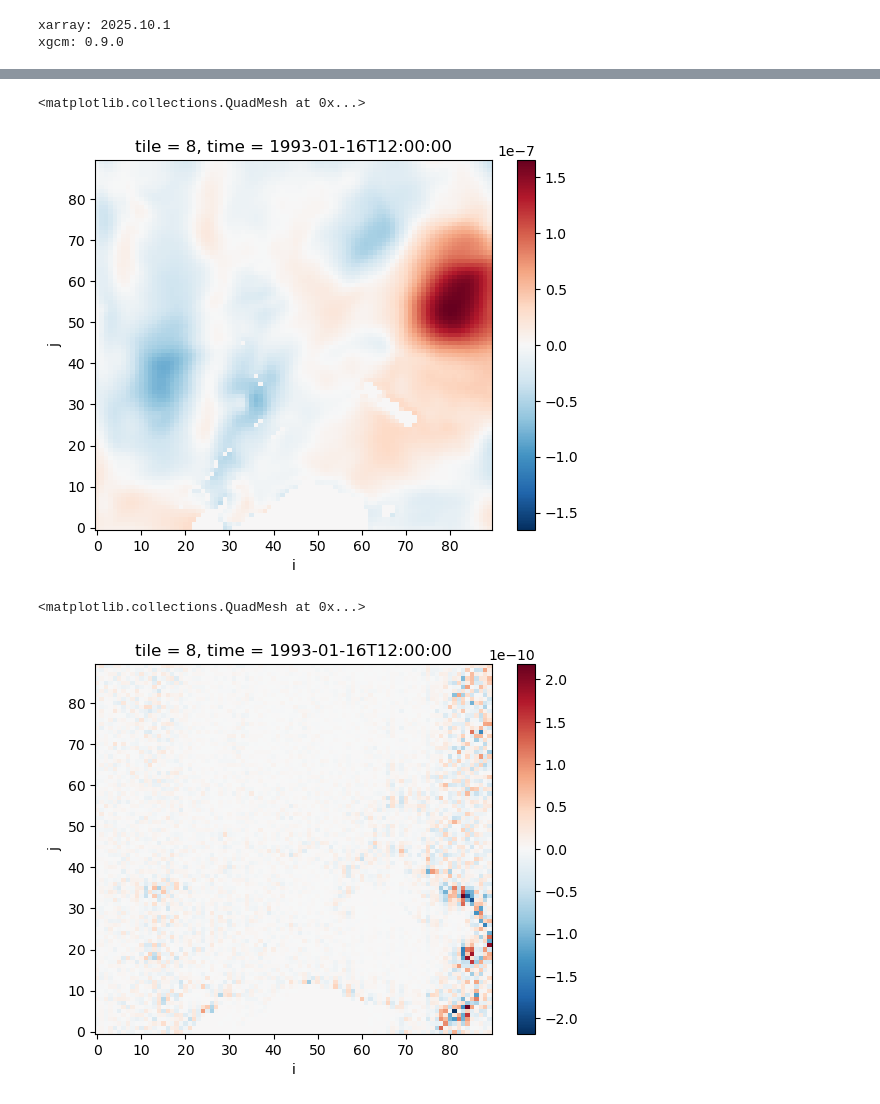
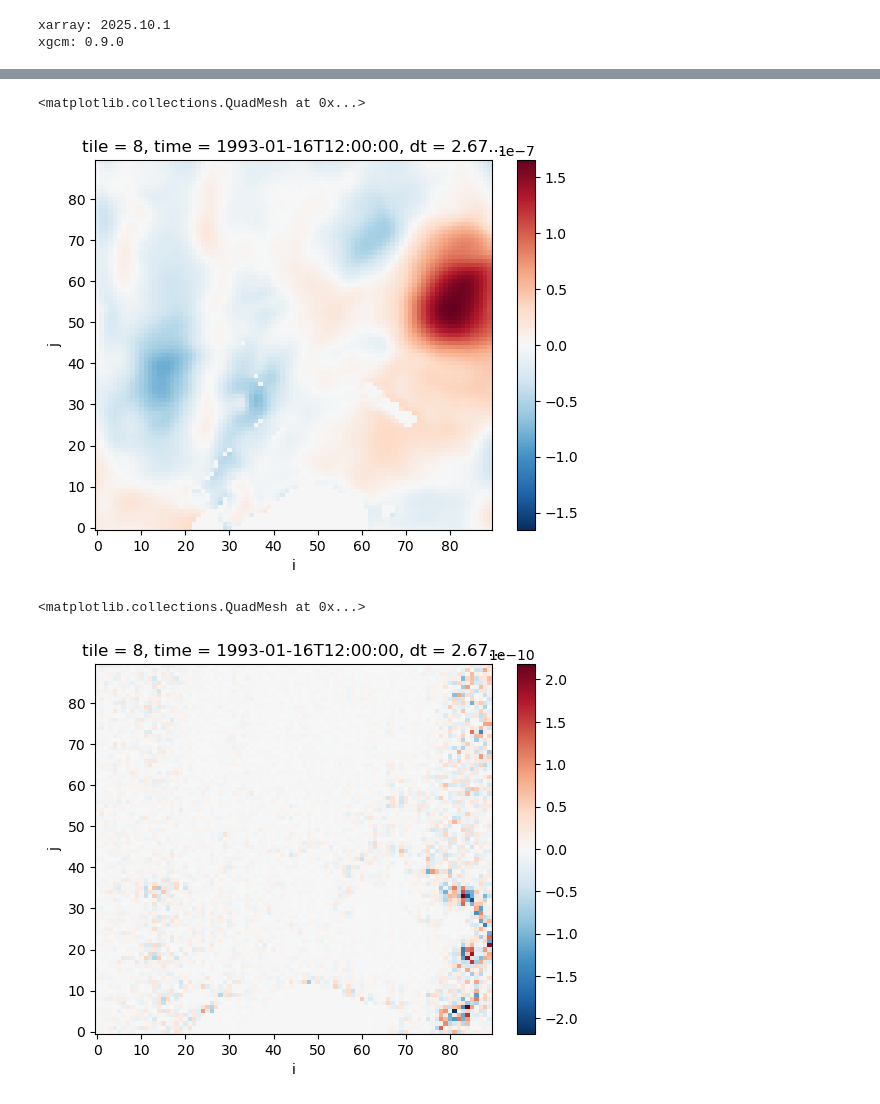
Before and after one commit to anthony-meza/xbudget, a Jupyter notebook: examples/LLC90_budget_examples_mass_heat_salt.ipynb, the cells around one changed output, grey strips where cells are left out. Saved outputs shown, nothing was run; the diff lists cells and outputs as text; code cells hidden in the pictures.

```diff
--- a/examples/LLC90_budget_examples_mass_heat_salt.ipynb
+++ b/examples/LLC90_budget_examples_mass_heat_salt.ipynb
@@ -24,9 +21,19 @@ def make_flux_3d(ds, varname = "", zdim = "k"):
     return xr.where(k == k.isel({f"{zdim}":0}), ds[varname].copy().expand_dims({f"{zdim}":k}),0.0,)
 # %%
 ecco_budget = xr.open_mfdataset("../data/data/ECCO_budget_terms.zarr")
+dt = ecco_budget["time_bounds"].diff("time_bounds").rename({"time_bounds":"time"})
+
+ecco_budget = ecco_budget.assign_coords(
+    {"dt":("time", dt.dt.total_seconds().values),
+    "volcello": (ecco_budget["drF"] * ecco_budget["hFacC"]) * ecco_budget["rA"]
+    }
+)
+
 ecco_budget["WVELMASS_interior"] = zero_top_layer(ecco_budget, varname = "WVELMASS", zdim = "k_l")
 ecco_budget["oceFWflx_3d"] = make_flux_3d(ecco_budget, varname = "oceFWflx", zdim = "k")
-ecco_budget = ecco_budget.chunk({"k_l":-1, "tile":-1, "i_g": -1, "j": -1, "j_g":-1, "i":-1})
+
+ecco_budget = ecco_budget.chunk({"k_l":-1, "tile":-1, "time_bounds":-1, "time":-1})
+
 ecco_budget = ecco_budget.fillna(0.0)
 # %%
 grid = construct_grid(ecco_budget)
@@ -52,12 +65,12 @@ deta_dt.isel(time = 0, tile = 8).plot()
 # %%
-adv_conv = grid._ds[xbudget.get_vars(xbudget_dict, "mass_rhs_sum")['var']]
-adv_conv = adv_conv / (adv_conv.rA  * 1029.00)
-adv_conv.isel(time = 0, tile = 8).sum("k").plot()
+rhs_tendency = grid._ds[xbudget.get_vars(xbudget_dict, "mass_rhs_sum")['var']]
+rhs_tendency = rhs_tendency / (rhs_tendency.rA  * 1029.00)
+rhs_tendency.isel(time = 0, tile = 8).sum("k").plot()
 # %% [output]
 <matplotlib.collections.QuadMesh at 0x...>
-[figure, old version]
+[figure, new version]
 # %%
-(deta_dt - adv_conv.sum("k")).isel(time = 0, tile = 8).plot()
+(deta_dt - rhs_tendency.sum("k")).isel(time = 0, tile = 8).plot()
 # %% [output]
 <matplotlib.collections.QuadMesh at 0x...>
-[figure, old version]
+[figure, new version]
```
Also changed, not shown: parts of 6 cells of this notebook, 2 other files.
